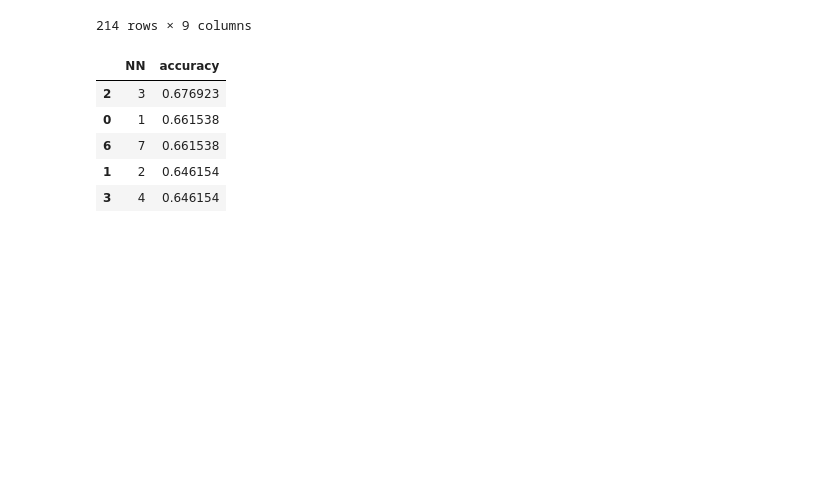
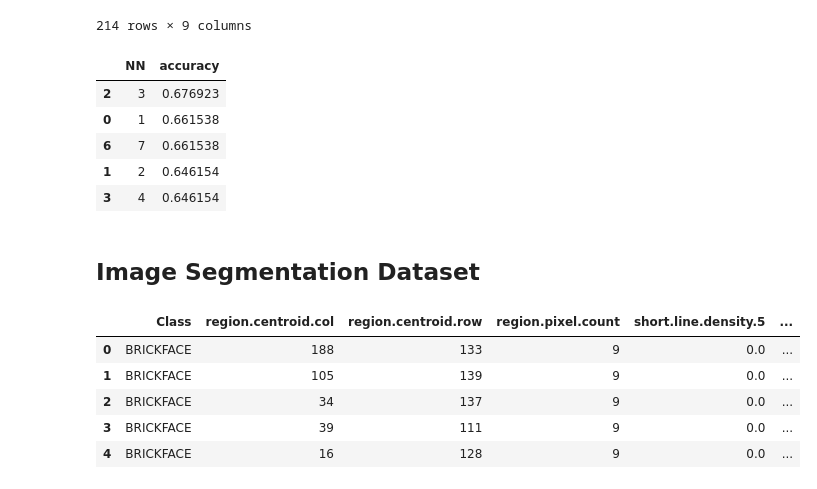
Before and after one commit to dungdungptit/Machine-Learning, a Jupyter notebook: KNN.ipynb, the cells around one changed output. Cells and saved outputs as stored; diff of their text form; code cells hidden in the pictures; blank space fills up the shorter version.

```diff
--- a/KNN.ipynb
+++ b/KNN.ipynb
@@ -511,3 +512,15 @@ glass_df.head(5)
 | 6 | 7 | 0.661538 |
 | 1 | 2 | 0.646154 |
 | 3 | 4 | 0.646154 |
+# %% [markdown]
+## Image Segmentation Dataset
+# %%
+image_df = pd.read_csv("./Cases/Image Segmentation/Image_Segmentation.csv")
+image_df.head()
+# %% [output]
+|  | Class | region.centroid.col | region.centroid.row | region.pixel.count | short.line.density.5 | ... |
+| 0 | BRICKFACE | 188 | 133 | 9 | 0.0 | ... |
+| 1 | BRICKFACE | 105 | 139 | 9 | 0.0 | ... |
+| 2 | BRICKFACE | 34 | 137 | 9 | 0.0 | ... |
+| 3 | BRICKFACE | 39 | 111 | 9 | 0.0 | ... |
+| 4 | BRICKFACE | 16 | 128 | 9 | 0.0 | ... |
```
Also changed, not shown: parts of 15 cells of this notebook, 3 other files.
